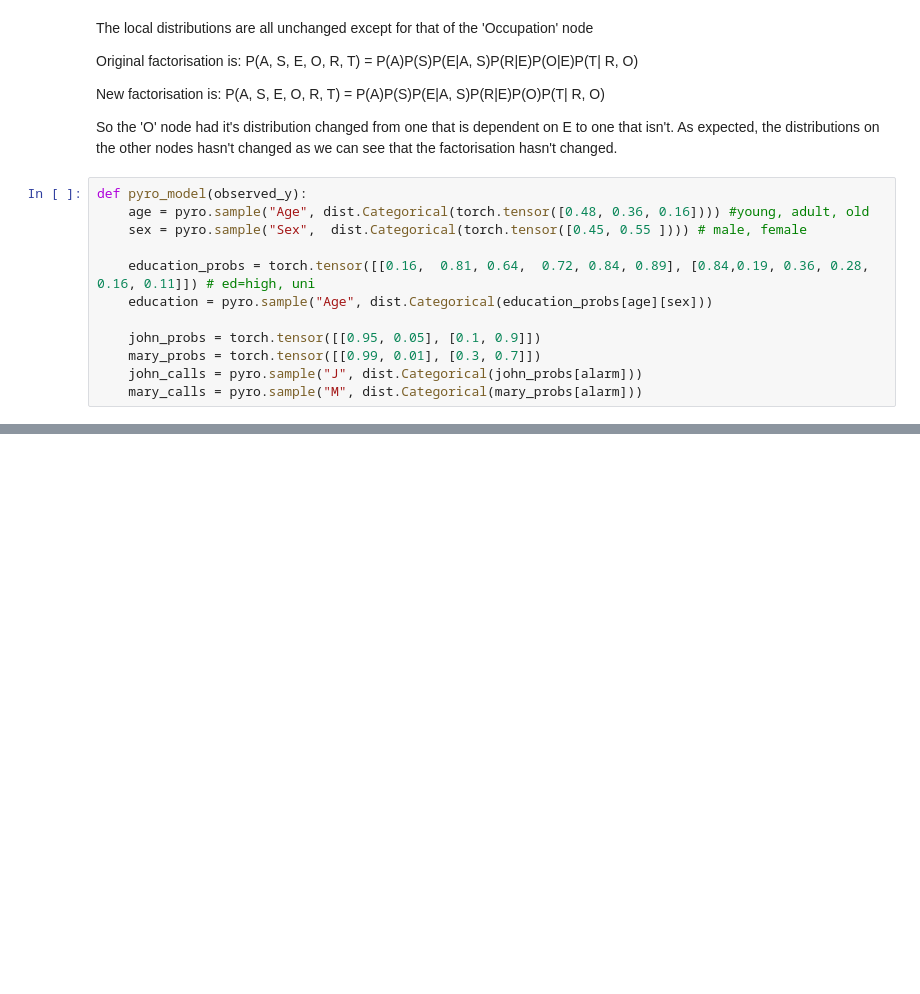
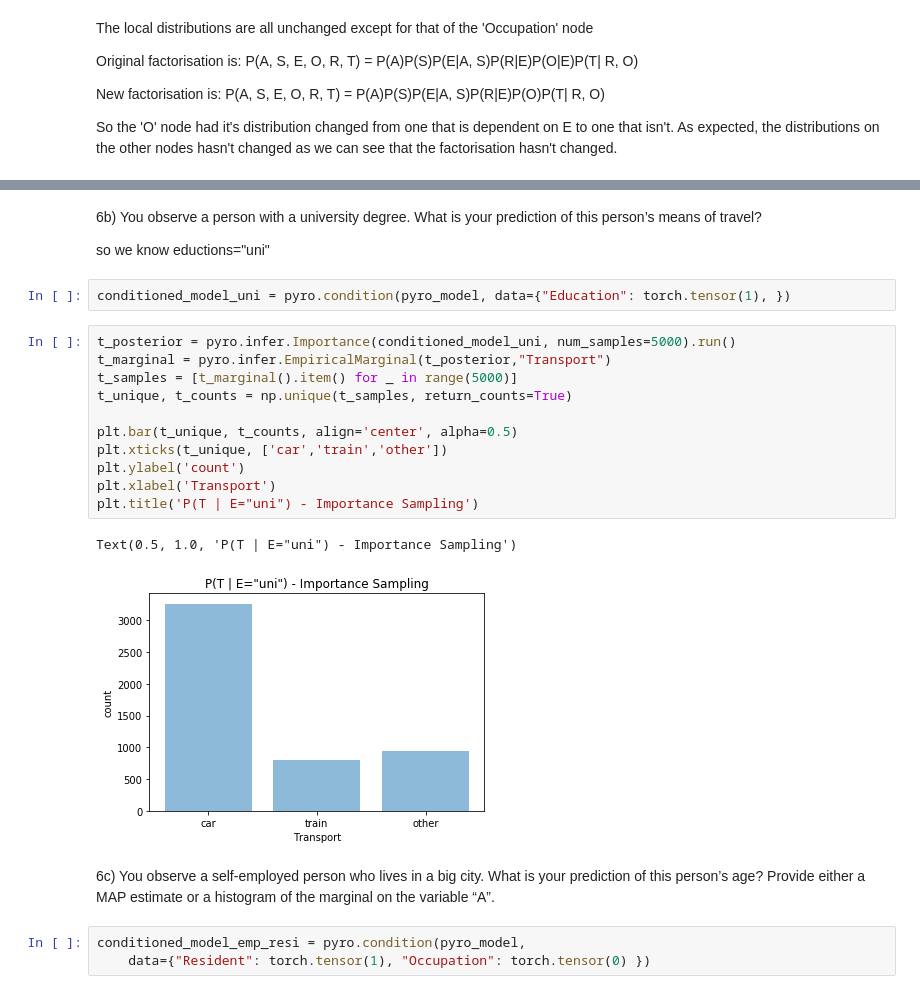
Before and after one commit to wwymak/causalML, a Jupyter notebook: HW/hw1_release/homework1 solutions.ipynb, the cells around one changed output, grey strips where cells are left out. Drawn from its saved outputs; the diff is of its cells as text; blank space fills up the shorter version.

```diff
--- a/HW/hw1_release/homework1 solutions.ipynb
+++ b/HW/hw1_release/homework1 solutions.ipynb
@@ -188,15 +185,3 @@ New factorisation is:
 P(A, S, E, O, R, T) = P(A)P(S)P(E|A, S)P(R|E)P(O)P(T| R, O)
 
 So the 'O' node had it's distribution changed from one that is dependent on E to one that isn't. As expected, the distributions on the other nodes hasn't changed as we can see that the factorisation hasn't changed.
-# %%
-def pyro_model(observed_y):
-    age = pyro.sample("Age", dist.Categorical(torch.tensor([0.48, 0.36, 0.16]))) #young, adult, old
-    sex = pyro.sample("Sex",  dist.Categorical(torch.tensor([0.45, 0.55 ]))) # male, female
-
-    education_probs = torch.tensor([[0.16,  0.81, 0.64,  0.72, 0.84, 0.89], [0.84,0.19, 0.36, 0.28, 0.16, 0.11]]) # ed=high, uni
-    education = pyro.sample("Age", dist.Categorical(education_probs[age][sex]))
-
-    john_probs = torch.tensor([[0.95, 0.05], [0.1, 0.9]])
-    mary_probs = torch.tensor([[0.99, 0.01], [0.3, 0.7]])
-    john_calls = pyro.sample("J", dist.Categorical(john_probs[alarm]))
-    mary_calls = pyro.sample("M", dist.Categorical(mary_probs[alarm]))
@@ -202,0 +250,27 @@ def pyro_model(observed_y):
+# %% [markdown]
+6b)
+You observe a person with a university degree. What is your prediction of this person’s means of travel?
+
+so we know eductions="uni"
+# %%
+conditioned_model_uni = pyro.condition(pyro_model, data={"Education": torch.tensor(1), })
+# %%
+t_posterior = pyro.infer.Importance(conditioned_model_uni, num_samples=5000).run()
+t_marginal = pyro.infer.EmpiricalMarginal(t_posterior,"Transport")
+t_samples = [t_marginal().item() for _ in range(5000)]
+t_unique, t_counts = np.unique(t_samples, return_counts=True)
+
+plt.bar(t_unique, t_counts, align='center', alpha=0.5)
+plt.xticks(t_unique, ['car','train','other'])
+plt.ylabel('count')
+plt.xlabel('Transport')
+plt.title('P(T | E="uni") - Importance Sampling')
+# %% [output]
+Text(0.5, 1.0, 'P(T | E="uni") - Importance Sampling')
+[figure, added]
+# %% [markdown]
+6c) You observe a self-employed person who lives in a big city. What is your prediction of this person’s
+age? Provide either a MAP estimate or a histogram of the marginal on the variable “A”.
+# %%
+conditioned_model_emp_resi = pyro.condition(pyro_model,
+    data={"Resident": torch.tensor(1), "Occupation": torch.tensor(0) })
```
Also changed, not shown: parts of 11 cells of this notebook.
